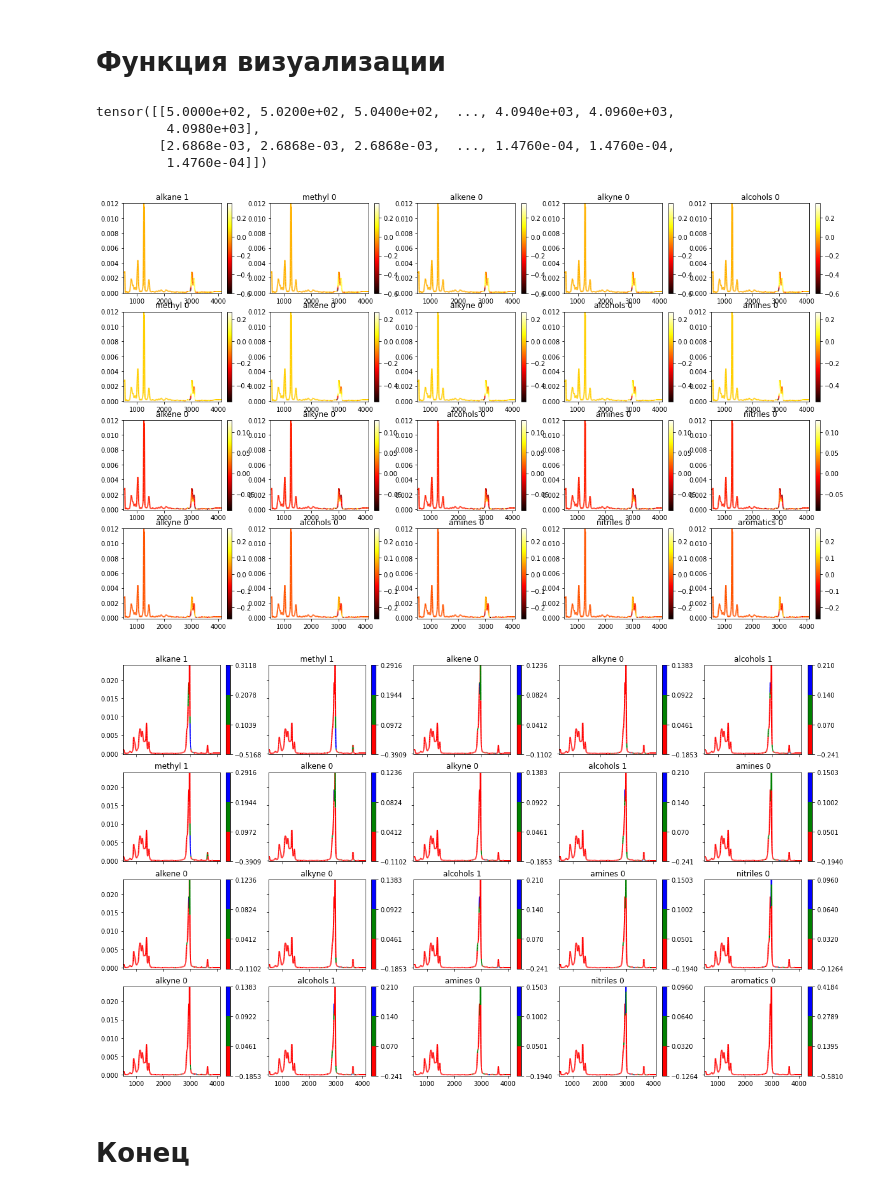
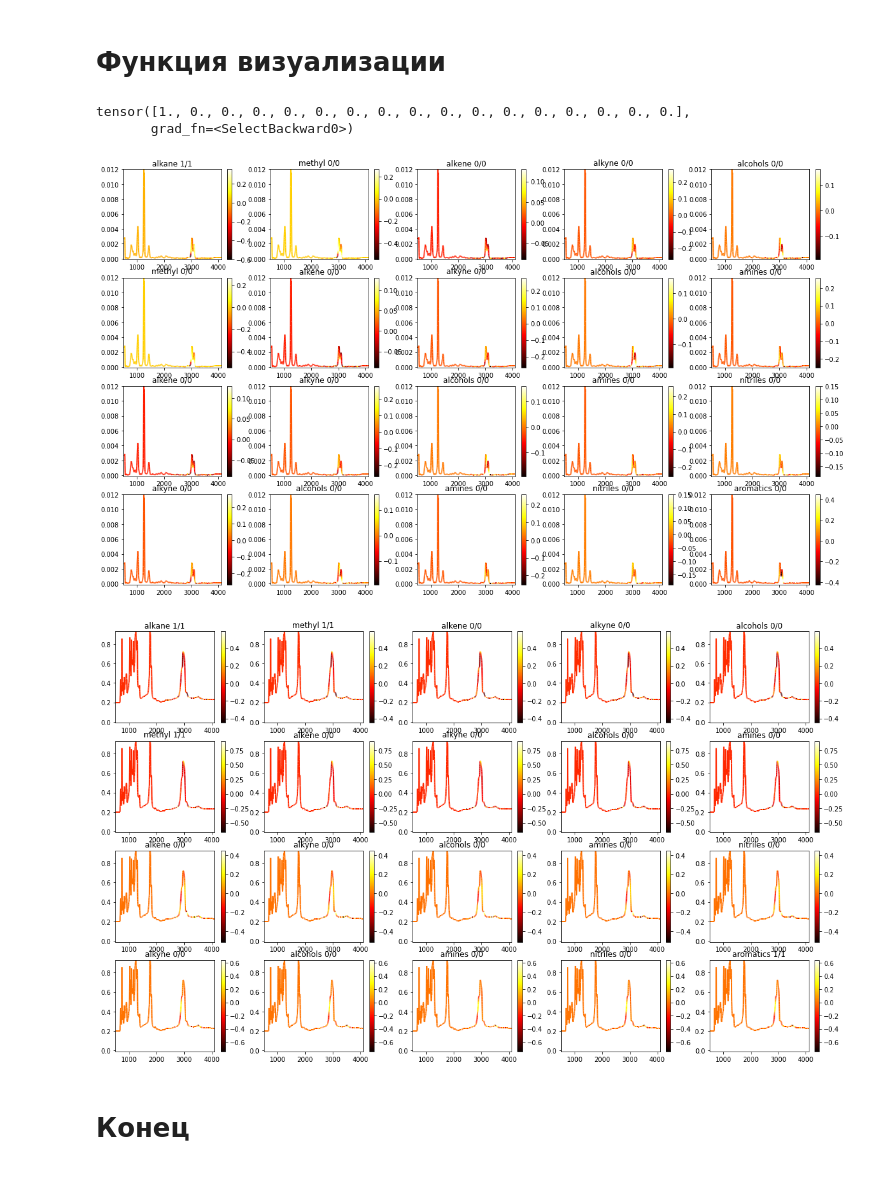
Before and after one commit to Lamblador/IR_expert_system, a Jupyter notebook: Koshelev_IR_expert_system_3_SHAP_vision_.ipynb, the cells around one changed output. Cells and saved outputs as stored; diff of their text form; code cells hidden in the pictures.

```diff
--- a/Koshelev_IR_expert_system_3_SHAP_vision_.ipynb
+++ b/Koshelev_IR_expert_system_3_SHAP_vision_.ipynb
@@ -965,7 +965,11 @@ def calc_shap_values(model, dataloader, num_test_samples = 1):
     background = images[:(-num_test_samples-1)]
     test_images = images[(-num_test_samples-1):-1]
     test_labels = labels[(-num_test_samples-1):-1]
-
+  model.eval()
+  pred = model(test_images).detach().numpy()
+  for i in range(len(pred)):
+    pred[i][pred[i]>=0.5] = 1
+    pred[i][pred[i]<0.5] = 0
   explainer = shap.DeepExplainer(model, background)
   shap_values = explainer.shap_values(test_images)
   shap_values1 = np.array(shap_values)
@@ -974,6 +978,7 @@ def calc_shap_values(model, dataloader, num_test_samples = 1):
   shap_plus_img['image'] = test_images
   shap_plus_img['shap_values'] = shap_values2
   shap_plus_img['labels'] = test_labels
+  shap_plus_img['pred'] = pred
   clear_output()
   return shap_plus_img
 
@@ -981,6 +986,8 @@ def view_all_classes_shap(shap_plus_img, inx2cls, num = 0,  mode = 'segments'):
   test_spectra = shap_plus_img['image'][num]
   shap_values = shap_plus_img['shap_values'][num]
   test_labels = shap_plus_img['labels'][num]
+  pred = shap_plus_img['pred'][num]
+  pred = pred.detach().numpy()
   x, y = test_spectra
   x, y = np.array(x), np.array(y)
   points = np.array([x, y]).T.reshape(-1, 1, 2)
@@ -990,7 +997,7 @@ def view_all_classes_shap(shap_plus_img, inx2cls, num = 0,  mode = 'segments'):
    for i in range(4):
       for j in range(5):
         if i+j <= 15:
-          dydx = shap_values[i][1]
+          dydx = shap_values[i+j][1]
 
           # Create a continuous norm to map from data points to colors
           norm = plt.Normalize(dydx.min(), dydx.max())
@@ -1004,7 +1011,8 @@ def view_all_classes_shap(shap_plus_img, inx2cls, num = 0,  mode = 'segments'):
           ly=y.max()
           axs[i][j].set_ylim(-0.01*ly, ly)
           label = list(np.array(test_labels, dtype = np.int32))[i+j]
-          title = inx2cls[i+j]+' '+str(label)
+          pred_title = list(np.array(pred, dtype = np.int32))[i+j]
+          title = inx2cls[i+j]+' '+str(label)+'/'+str(pred_title)
           axs[i][j].set_title(title)
         else: break
    fig.set_figheight(12)
@@ -1029,7 +1037,8 @@ def view_all_classes_shap(shap_plus_img, inx2cls, num = 0,  mode = 'segments'):
           ly=y.max()
           axs[i][j].set_ylim(-0.01*ly, ly)
           label = list(np.array(test_labels, dtype = np.int32))[i+j]
-          title = inx2cls[i+j]+' '+str(label)
+          pred_title = list(np.array(pred, dtype = np.int32))[i+j]
+          title = inx2cls[i+j]+' '+str(label)+'/'+str(pred_title)
           axs[i][j].set_title(title)
         else: break
     fig.set_figheight(12)
@@ -1039,20 +1048,18 @@ def view_all_classes_shap(shap_plus_img, inx2cls, num = 0,  mode = 'segments'):
 # %%
 shap_values = calc_shap_values(model, dataloader_ir_test, num_test_samples = 3)
 # %%
-shap_values['image'][0]
+shap_values['pred'][0]
 # %% [output]
-tensor([[5.0000e+02, 5.0200e+02, 5.0400e+02,  ..., 4.0940e+03, 4.0960e+03,
-         4.0980e+03],
-        [2.6868e-03, 2.6868e-03, 2.6868e-03,  ..., 1.4760e-04, 1.4760e-04,
-         1.4760e-04]])
+tensor([1., 0., 0., 0., 0., 0., 0., 0., 0., 0., 0., 0., 0., 0., 0., 0., 0.],
+       grad_fn=<SelectBackward0>)
 # %%
 view_all_classes_shap(shap_values, inx2cls, 0,  mode = 'continuous')
 # %% [output]
-[figure, old version]
+[figure, new version]
 # %%
-view_all_classes_shap(shap_values, inx2cls, 1,  mode = 'segments')
+view_all_classes_shap(shap_values, inx2cls, 2,  mode = 'continuous')
 # %% [output]
-[figure, old version]
+[figure, new version]
 # %% [markdown]
 # Конец
 # %% [markdown]
```
